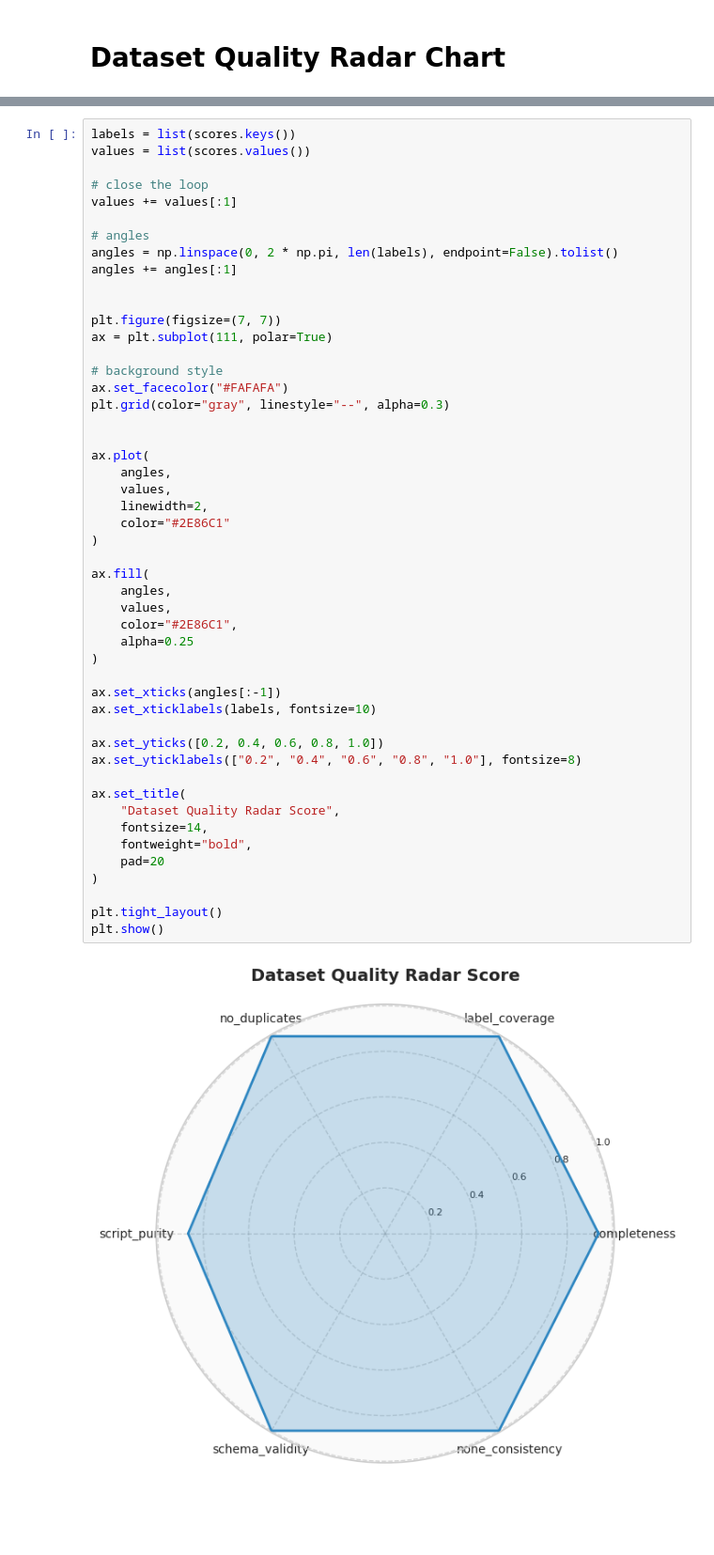
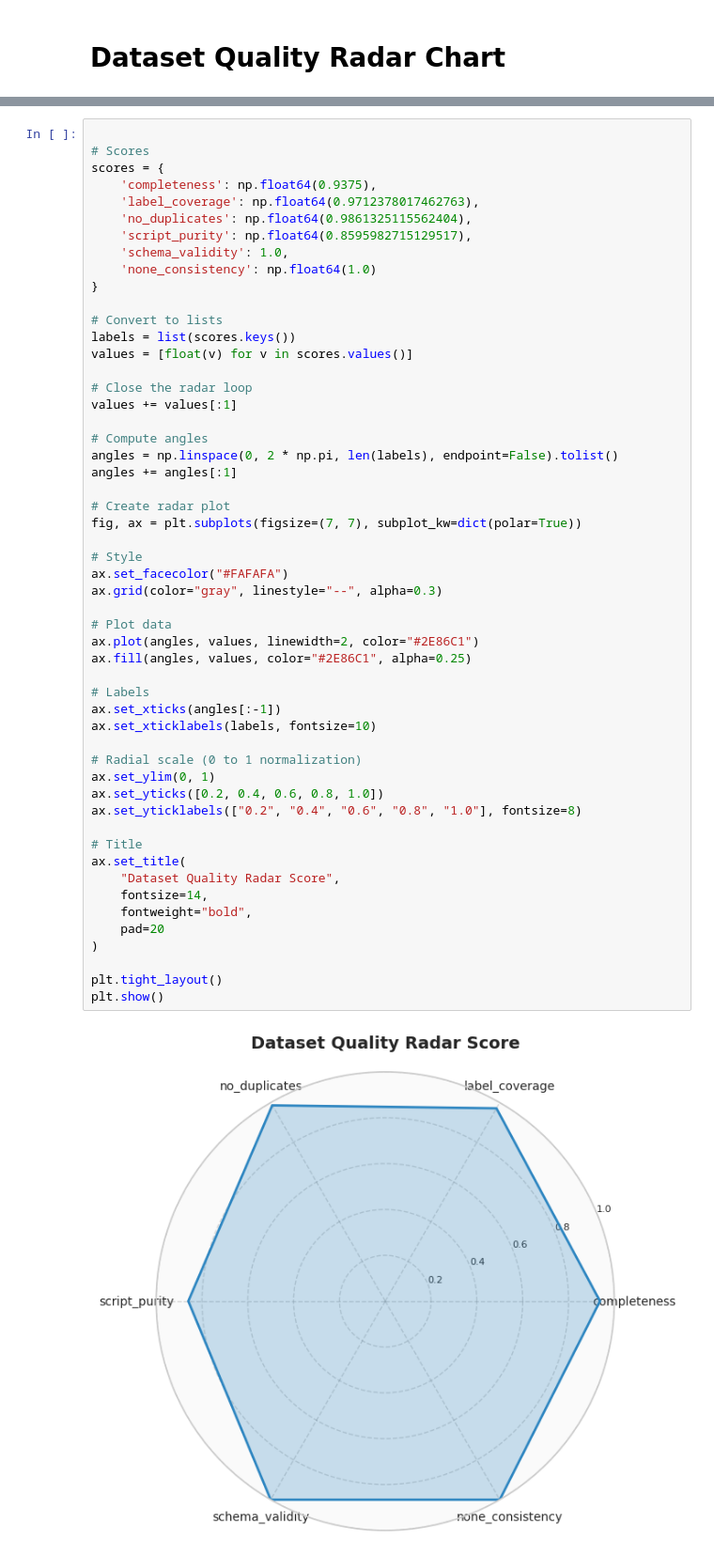
Before and after one commit to ios-ioe/nepali-bias-detection, a Jupyter notebook: EDA/EDA_1.ipynb, the cells around one changed output, grey strips where cells are left out. Shown at 94% size. Saved outputs shown, nothing was run; the diff lists cells and outputs as text; blank space fills up the shorter version.

Commit message:
chore: insights about the data

```diff
--- a/EDA/EDA_1.ipynb
+++ b/EDA/EDA_1.ipynb
@@ -546,54 +656,58 @@ scores
  'schema_validity': 1.0,
  'none_consistency': np.float64(1.0)}
 # %%
+
+# Scores
+scores = {
+    'completeness': np.float64(0.9375),
+    'label_coverage': np.float64(0.9712378017462763),
+    'no_duplicates': np.float64(0.9861325115562404),
+    'script_purity': np.float64(0.8595982715129517),
+    'schema_validity': 1.0,
+    'none_consistency': np.float64(1.0)
+}
+
+# Convert to lists
 labels = list(scores.keys())
-values = list(scores.values())
+values = [float(v) for v in scores.values()]
 
-# close the loop
+# Close the radar loop
 values += values[:1]
 
-# angles
+# Compute angles
 angles = np.linspace(0, 2 * np.pi, len(labels), endpoint=False).tolist()
 angles += angles[:1]
 
+# Create radar plot
+fig, ax = plt.subplots(figsize=(7, 7), subplot_kw=dict(polar=True))
 
-plt.figure(figsize=(7, 7))
-ax = plt.subplot(111, polar=True)
+# Style
+ax.set_facecolor("#FAFAFA")
+ax.grid(color="gray", linestyle="--", alpha=0.3)
 
-# background style
-ax.set_facecolor("#FAFAFA")
-plt.grid(color="gray", linestyle="--", alpha=0.3)
+# Plot data
+ax.plot(angles, values, linewidth=2, color="#2E86C1")
+ax.fill(angles, values, color="#2E86C1", alpha=0.25)
 
-
-ax.plot(
-    angles,
-    values,
-    linewidth=2,
-    color="#2E86C1"
-)
-
-ax.fill(
-    angles,
-    values,
-    color="#2E86C1",
-    alpha=0.25
-)
-
+# Labels
 ax.set_xticks(angles[:-1])
 ax.set_xticklabels(labels, fontsize=10)
 
+# Radial scale (0 to 1 normalization)
+ax.set_ylim(0, 1)
 ax.set_yticks([0.2, 0.4, 0.6, 0.8, 1.0])
 ax.set_yticklabels(["0.2", "0.4", "0.6", "0.8", "1.0"], fontsize=8)
 
+# Title
 ax.set_title(
     "Dataset Quality Radar Score",
     fontsize=14,
     fontweight="bold",
     pad=20
 )
 
 plt.tight_layout()
 plt.show()
 # %% [output]
-[figure, old version]
+[figure, new version]
 # %% [markdown]
```
Also changed, not shown: parts of 22 cells of this notebook.
